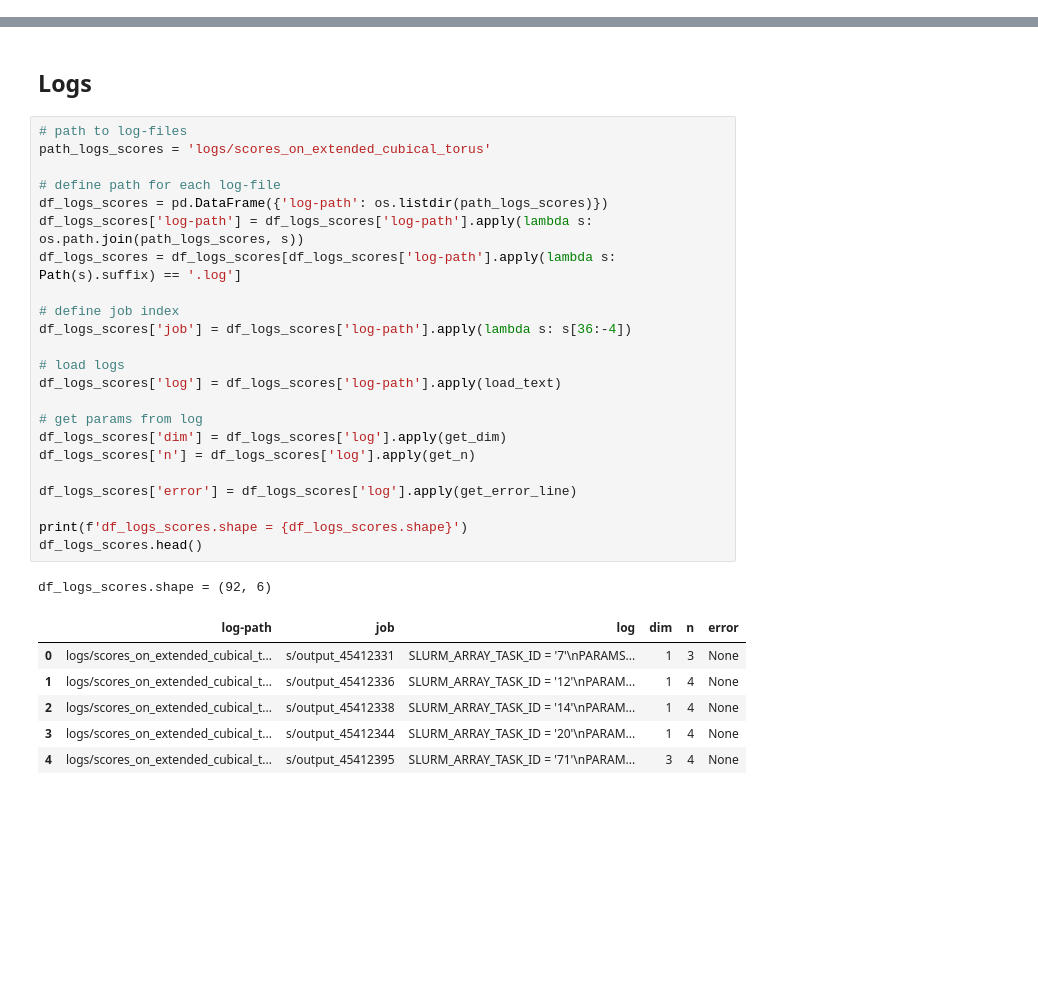
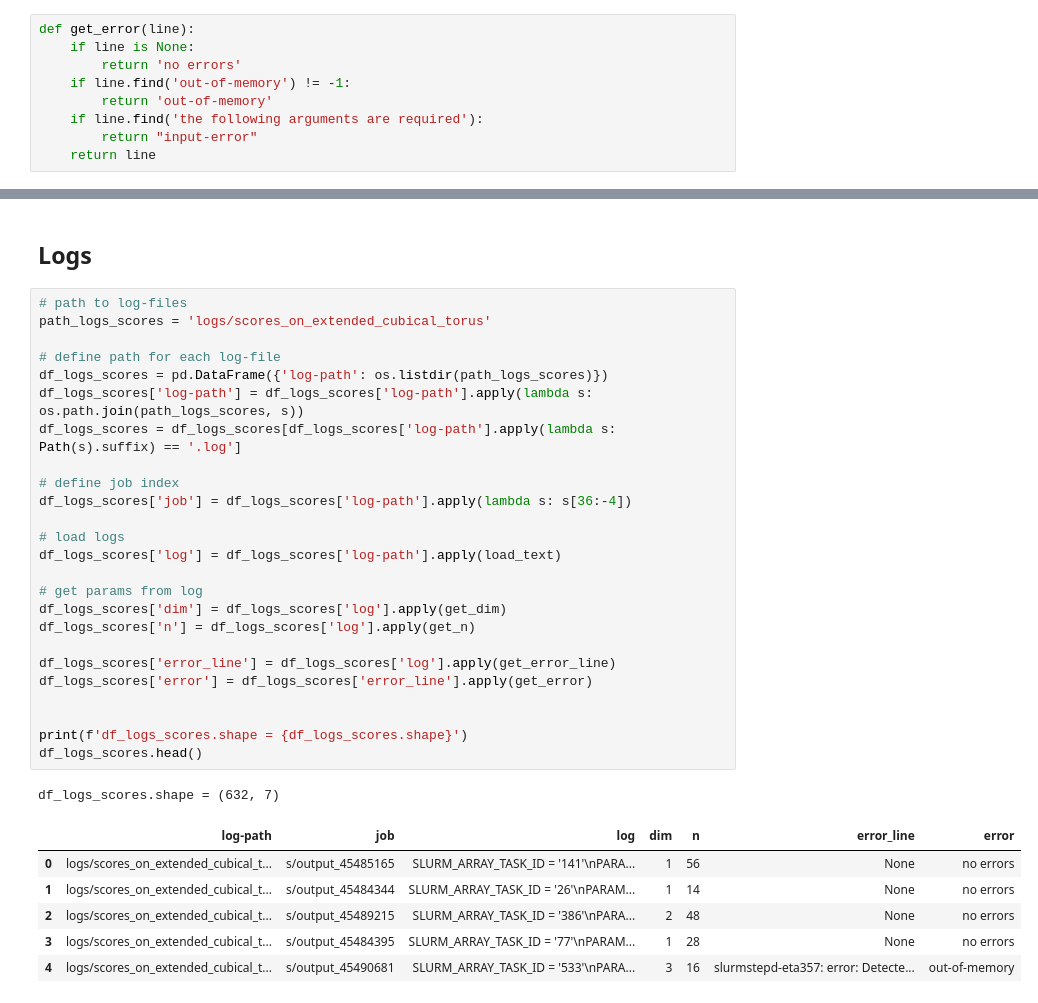
Before and after one commit to zimfv/depth-poset, a Jupyter notebook: notebooks/Logs - Barycentric Cubical Tori-Extended1.ipynb, the cells around one changed output, grey strips where cells are left out. Drawn from its saved outputs; the diff is of its cells as text; blank space fills up the shorter version.

```diff
--- a/notebooks/Logs - Barycentric Cubical Tori-Extended1.ipynb
+++ b/notebooks/Logs - Barycentric Cubical Tori-Extended1.ipynb
@@ -62,6 +62,15 @@ def get_n(log):
     for s in log.split('\n'):
         if s.find('n=') == 0:
             return s[2:]
+# %%
+def get_error(line):
+    if line is None:
+        return 'no errors'
+    if line.find('out-of-memory') != -1:
+        return 'out-of-memory'
+    if line.find('the following arguments are required'):
+        return "input-error"
+    return line
 # %% [markdown]
 # Depth Poset Scores
 # %% [markdown]
@@ -69,32 +78,34 @@ def get_n(log):
 # %%
 # path to log-files
 path_logs_scores = 'logs/scores_on_extended_cubical_torus'
 
 # define path for each log-file
 df_logs_scores = pd.DataFrame({'log-path': os.listdir(path_logs_scores)})
 df_logs_scores['log-path'] = df_logs_scores['log-path'].apply(lambda s: os.path.join(path_logs_scores, s))
 df_logs_scores = df_logs_scores[df_logs_scores['log-path'].apply(lambda s: Path(s).suffix) == '.log']
 
 # define job index
 df_logs_scores['job'] = df_logs_scores['log-path'].apply(lambda s: s[36:-4])
 
 # load logs
 df_logs_scores['log'] = df_logs_scores['log-path'].apply(load_text)
 
 # get params from log
 df_logs_scores['dim'] = df_logs_scores['log'].apply(get_dim)
 df_logs_scores['n'] = df_logs_scores['log'].apply(get_n)
 
-df_logs_scores['error'] = df_logs_scores['log'].apply(get_error_line)
+df_logs_scores['error_line'] = df_logs_scores['log'].apply(get_error_line)
+df_logs_scores['error'] = df_logs_scores['error_line'].apply(get_error)
+
 
 print(f'df_logs_scores.shape = {df_logs_scores.shape}')
 df_logs_scores.head()
 # %% [output]
-df_logs_scores.shape = (92, 6)
+df_logs_scores.shape = (632, 7)
-|  | log-path | job | log | dim | n | error |
-| 0 | logs/scores_on_extended_cubical_t... | s/output_45412331 | SLURM_ARRAY_TASK_ID = '7'\nPARAMS... | 1 | 3 | None |
-| 1 | logs/scores_on_extended_cubical_t... | s/output_45412336 | SLURM_ARRAY_TASK_ID = '12'\nPARAM... | 1 | 4 | None |
-| 2 | logs/scores_on_extended_cubical_t... | s/output_45412338 | SLURM_ARRAY_TASK_ID = '14'\nPARAM... | 1 | 4 | None |
-| 3 | logs/scores_on_extended_cubical_t... | s/output_45412344 | SLURM_ARRAY_TASK_ID = '20'\nPARAM... | 1 | 4 | None |
-| 4 | logs/scores_on_extended_cubical_t... | s/output_45412395 | SLURM_ARRAY_TASK_ID = '71'\nPARAM... | 3 | 4 | None |
+|  | log-path | job | log | dim | n | error_line | error |
+| 0 | logs/scores_on_extended_cubical_t... | s/output_45485165 | SLURM_ARRAY_TASK_ID = '141'\nPARA... | 1 | 56 | None | no errors |
+| 1 | logs/scores_on_extended_cubical_t... | s/output_45484344 | SLURM_ARRAY_TASK_ID = '26'\nPARAM... | 1 | 14 | None | no errors |
+| 2 | logs/scores_on_extended_cubical_t... | s/output_45489215 | SLURM_ARRAY_TASK_ID = '386'\nPARA... | 2 | 48 | None | no errors |
+| 3 | logs/scores_on_extended_cubical_t... | s/output_45484395 | SLURM_ARRAY_TASK_ID = '77'\nPARAM... | 1 | 28 | None | no errors |
+| 4 | logs/scores_on_extended_cubical_t... | s/output_45490681 | SLURM_ARRAY_TASK_ID = '533'\nPARA... | 3 | 16 | slurmstepd-eta357: error: Detecte... | out-of-memory |
 # %%
```
Also changed, not shown: parts of 2 cells of this notebook, 4 other files.
